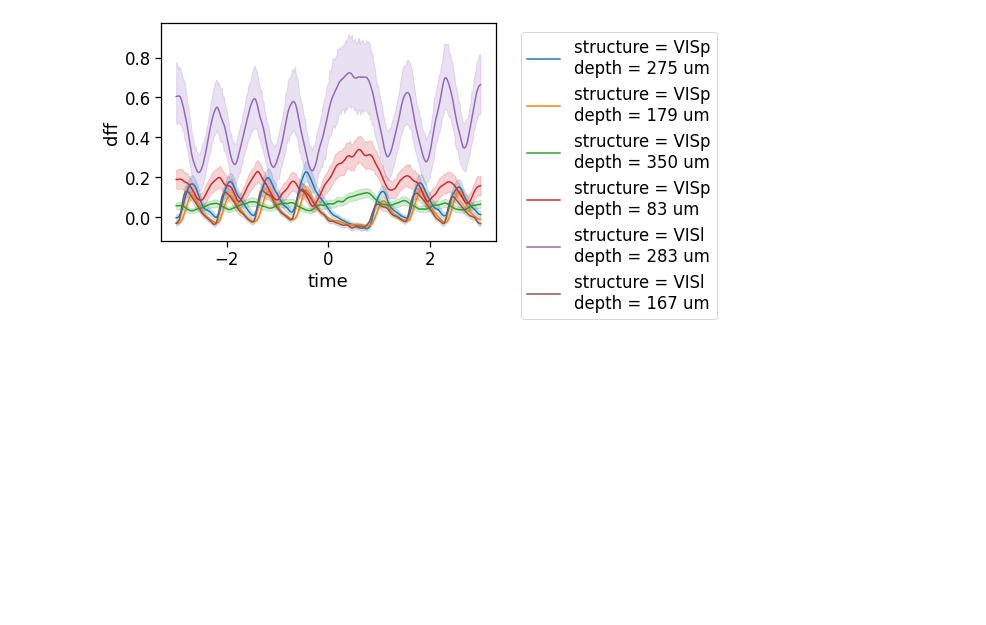
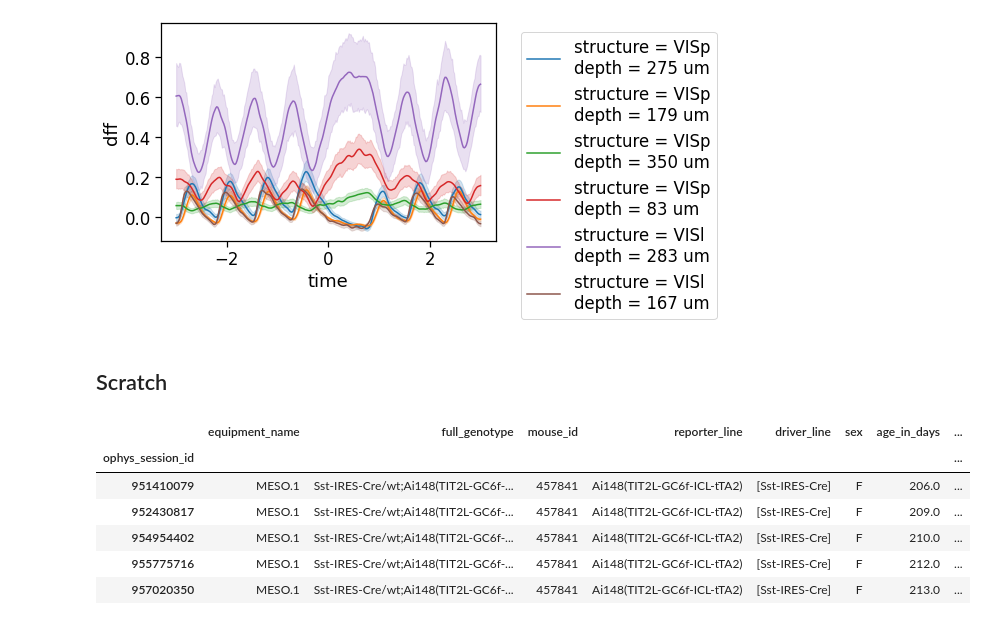
Before and after one commit to seungjaeryanlee/nma-cn-project, a Jupyter notebook: EDA_sdk.ipynb, the cells around one changed output. Saved outputs shown, nothing was run; the diff lists cells and outputs as text; code cells hidden in the pictures; blank space fills up the shorter version.

```diff
--- a/EDA_sdk.ipynb
+++ b/EDA_sdk.ipynb
@@ -422,3 +422,15 @@ plt.legend(legend_text, bbox_to_anchor=(1.05, 1))
 # %% [output]
 <matplotlib.legend.Legend at 0x...>
 [figure]
+# %% [markdown]
+## Scratch
+# %%
+helper.session_table.head(5)
+# %% [output]
+|  | equipment_name | full_genotype | mouse_id | reporter_line | driver_line | sex | age_in_days | ... |
+| ophys_session_id |  |  |  |  |  |  |  | ... |
+| 951410079 | MESO.1 | Sst-IRES-Cre/wt;Ai148(TIT2L-GC6f-... | 457841 | Ai148(TIT2L-GC6f-ICL-tTA2) | [Sst-IRES-Cre] | F | 206.0 | ... |
+| 952430817 | MESO.1 | Sst-IRES-Cre/wt;Ai148(TIT2L-GC6f-... | 457841 | Ai148(TIT2L-GC6f-ICL-tTA2) | [Sst-IRES-Cre] | F | 209.0 | ... |
+| 954954402 | MESO.1 | Sst-IRES-Cre/wt;Ai148(TIT2L-GC6f-... | 457841 | Ai148(TIT2L-GC6f-ICL-tTA2) | [Sst-IRES-Cre] | F | 210.0 | ... |
+| 955775716 | MESO.1 | Sst-IRES-Cre/wt;Ai148(TIT2L-GC6f-... | 457841 | Ai148(TIT2L-GC6f-ICL-tTA2) | [Sst-IRES-Cre] | F | 212.0 | ... |
+| 957020350 | MESO.1 | Sst-IRES-Cre/wt;Ai148(TIT2L-GC6f-... | 457841 | Ai148(TIT2L-GC6f-ICL-tTA2) | [Sst-IRES-Cre] | F | 213.0 | ... |
```
Also changed, not shown: parts of 4 cells of this notebook, 5 other files.
